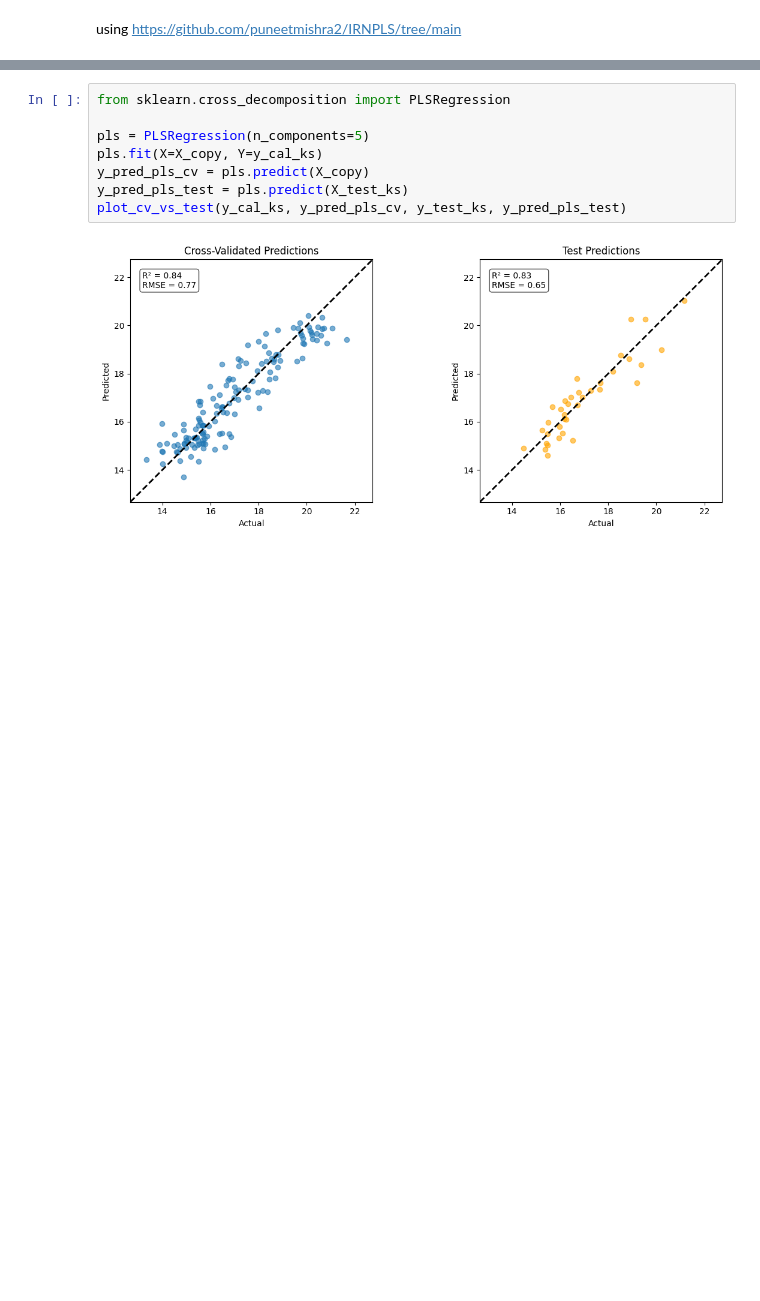
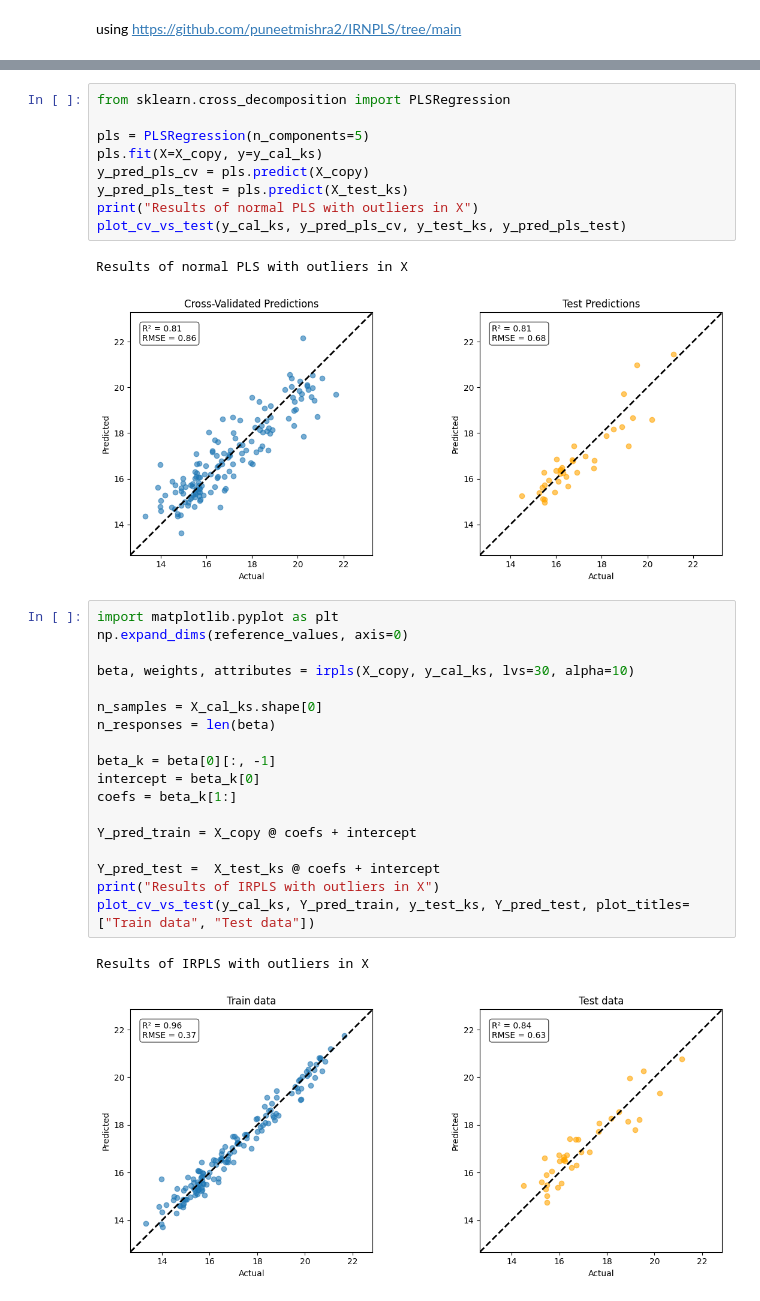
Before and after one commit to LizaGenke/Chemometric-approaches-to-hyperspectral-processing, a Jupyter notebook: robust_analysis.ipynb, the cells around one changed output, grey strips where cells are left out. Drawn from its saved outputs; the diff is of its cells as text; blank space fills up the shorter version.

```diff
--- a/robust_analysis.ipynb
+++ b/robust_analysis.ipynb
@@ -537,9 +339,32 @@ Predicted vs Actual comparison:
 from sklearn.cross_decomposition import PLSRegression
 
 pls = PLSRegression(n_components=5)
-pls.fit(X=X_copy, Y=y_cal_ks)
+pls.fit(X=X_copy, y=y_cal_ks)
 y_pred_pls_cv = pls.predict(X_copy)
 y_pred_pls_test = pls.predict(X_test_ks)
+print("Results of normal PLS with outliers in X")
 plot_cv_vs_test(y_cal_ks, y_pred_pls_cv, y_test_ks, y_pred_pls_test)
 # %% [output]
+Results of normal PLS with outliers in X
-[figure, old version]
+[figure, new version]
+# %%
+import matplotlib.pyplot as plt
+np.expand_dims(reference_values, axis=0)
+
+beta, weights, attributes = irpls(X_copy, y_cal_ks, lvs=30, alpha=10)
+
+n_samples = X_cal_ks.shape[0]
+n_responses = len(beta)
+
+beta_k = beta[0][:, -1]
+intercept = beta_k[0]
+coefs = beta_k[1:]
+
+Y_pred_train = X_copy @ coefs + intercept
+
+Y_pred_test =  X_test_ks @ coefs + intercept
+print("Results of IRPLS with outliers in X")
+plot_cv_vs_test(y_cal_ks, Y_pred_train, y_test_ks, Y_pred_test, plot_titles=["Train data", "Test data"])
+# %% [output]
+Results of IRPLS with outliers in X
+[figure, added]
```
Also changed, not shown: parts of 27 cells of this notebook.
